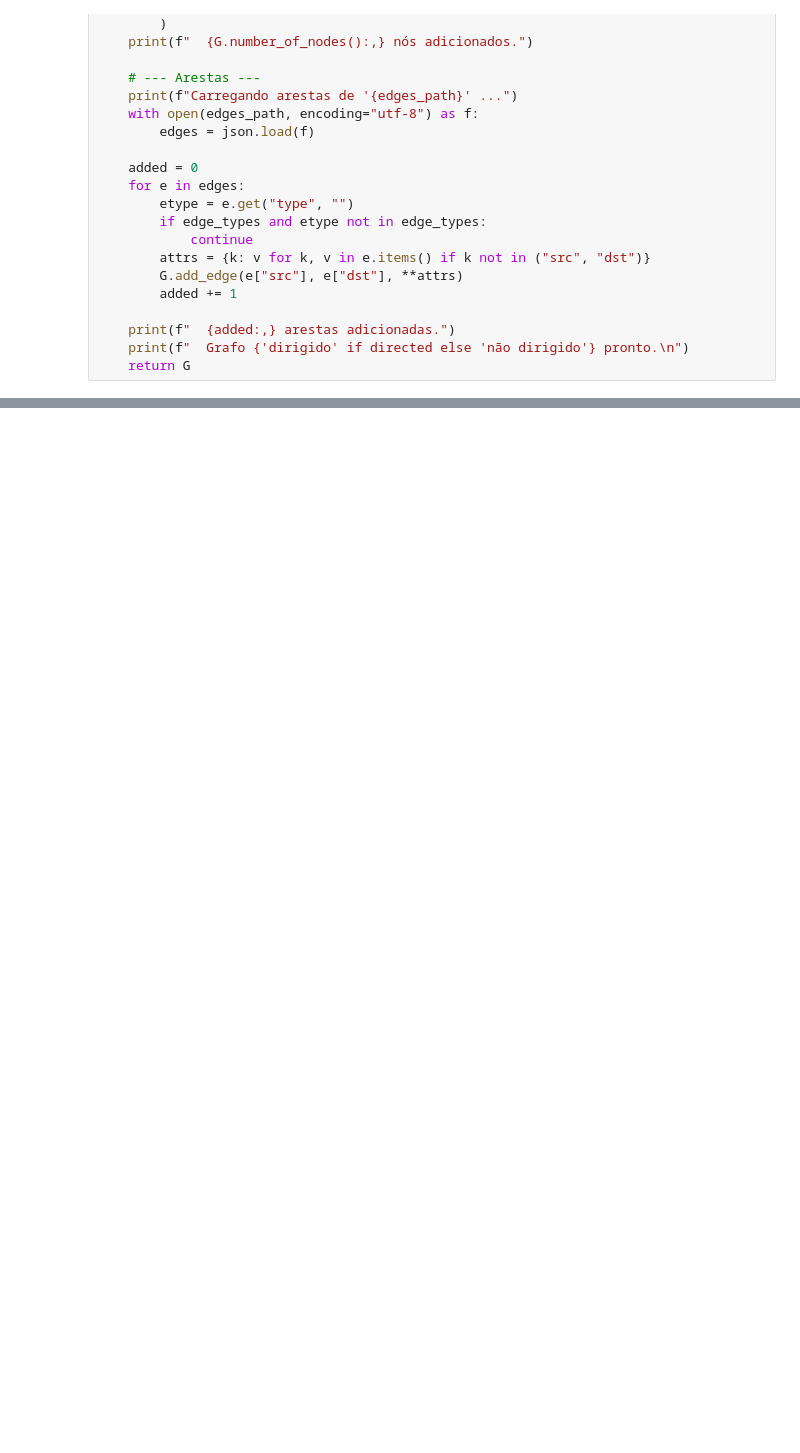
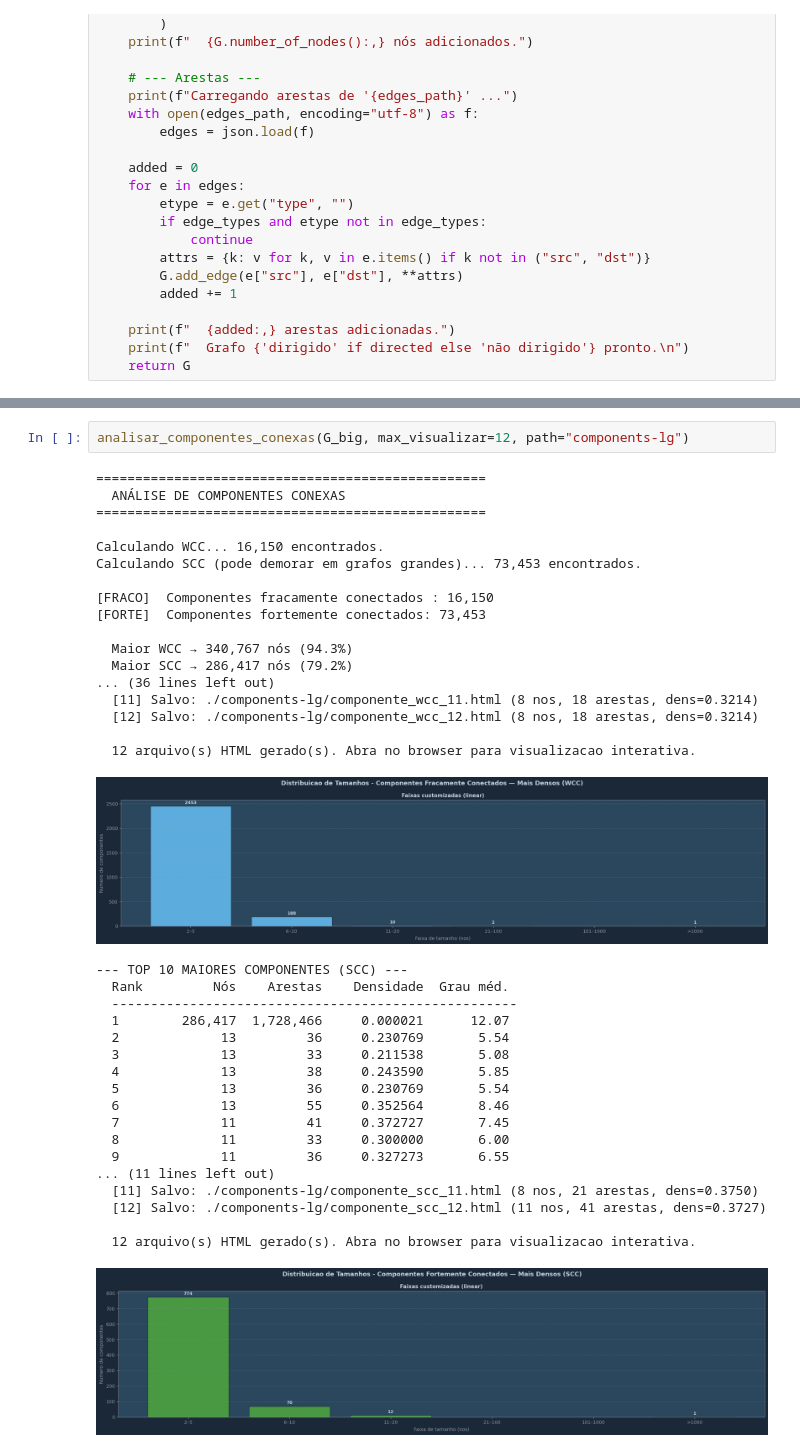
Before and after one commit to gabriel-a-b-gomes/mc859-projeto-grafos, a Jupyter notebook: notebooks/analysis-graph.ipynb, the cells around one changed output, grey strips where cells are left out. Cells and saved outputs as stored; diff of their text form; blank space fills up the shorter version.

```diff
--- a/notebooks/analysis-graph.ipynb
+++ b/notebooks/analysis-graph.ipynb
@@ -822,0 +881,39 @@ Calculando SCC (pode demorar em grafos grandes)... 73,453 encontrados.
+# %%
+analisar_componentes_conexas(G_big, max_visualizar=12, path="components-lg")
+# %% [output]
+==================================================
+  ANÁLISE DE COMPONENTES CONEXAS
+==================================================
+
+Calculando WCC... 16,150 encontrados.
+Calculando SCC (pode demorar em grafos grandes)... 73,453 encontrados.
+
+[FRACO]  Componentes fracamente conectados : 16,150
+[FORTE]  Componentes fortemente conectados: 73,453
+
+  Maior WCC → 340,767 nós (94.3%)
+  Maior SCC → 286,417 nós (79.2%)
+... (36 lines left out)
+  [11] Salvo: ./components-lg/componente_wcc_11.html (8 nos, 18 arestas, dens=0.3214)
+  [12] Salvo: ./components-lg/componente_wcc_12.html (8 nos, 18 arestas, dens=0.3214)
+
+  12 arquivo(s) HTML gerado(s). Abra no browser para visualizacao interativa.
+[figure, added]
+--- TOP 10 MAIORES COMPONENTES (SCC) ---
+  Rank         Nós    Arestas    Densidade  Grau méd.
+  ----------------------------------------------------
+  1        286,417  1,728,466     0.000021      12.07
+  2             13         36     0.230769       5.54
+  3             13         33     0.211538       5.08
+  4             13         38     0.243590       5.85
+  5             13         36     0.230769       5.54
+  6             13         55     0.352564       8.46
+  7             11         41     0.372727       7.45
+  8             11         33     0.300000       6.00
+  9             11         36     0.327273       6.55
+... (11 lines left out)
+  [11] Salvo: ./components-lg/componente_scc_11.html (8 nos, 21 arestas, dens=0.3750)
+  [12] Salvo: ./components-lg/componente_scc_12.html (11 nos, 41 arestas, dens=0.3727)
+
+  12 arquivo(s) HTML gerado(s). Abra no browser para visualizacao interativa.
+[figure, added]
```
Also changed, not shown: parts of 9 cells of this notebook, 56 other files.
